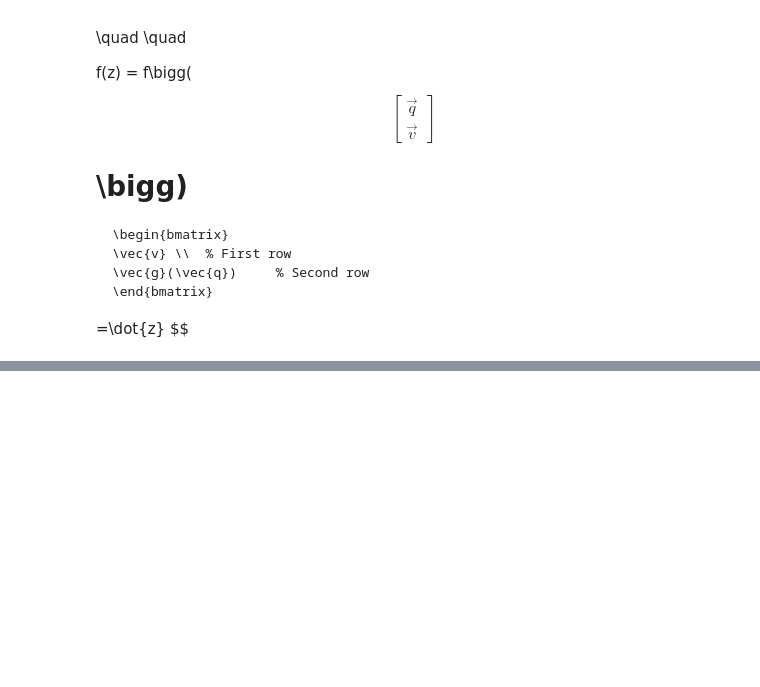
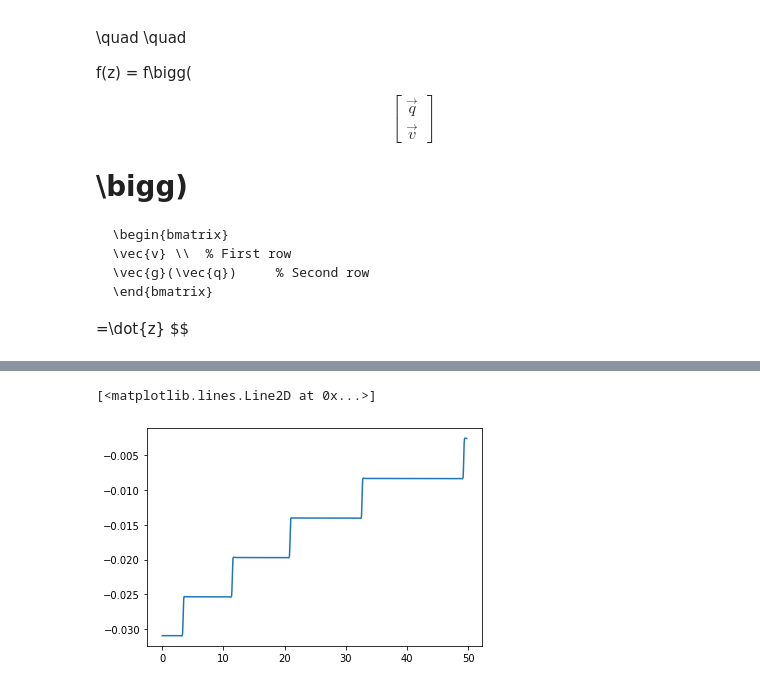
Before and after one commit to radish09/Aadhu-Tries-to-Code, a Jupyter notebook: other_simulations/one_step_methods.ipynb, the cells around one changed output, grey strips where cells are left out. Drawn from its saved outputs; the diff is of its cells as text; code cells hidden in the pictures; blank space fills up the shorter version.

```diff
--- a/other_simulations/one_step_methods.ipynb
+++ b/other_simulations/one_step_methods.ipynb
@@ -106,0 +304,5 @@ $$
+# %%
+plt.plot(T, E)
+# %% [output]
+[<matplotlib.lines.Line2D at 0x...>]
+[figure, added]
```
Also changed, not shown: parts of 21 cells of this notebook, 25 other files.
